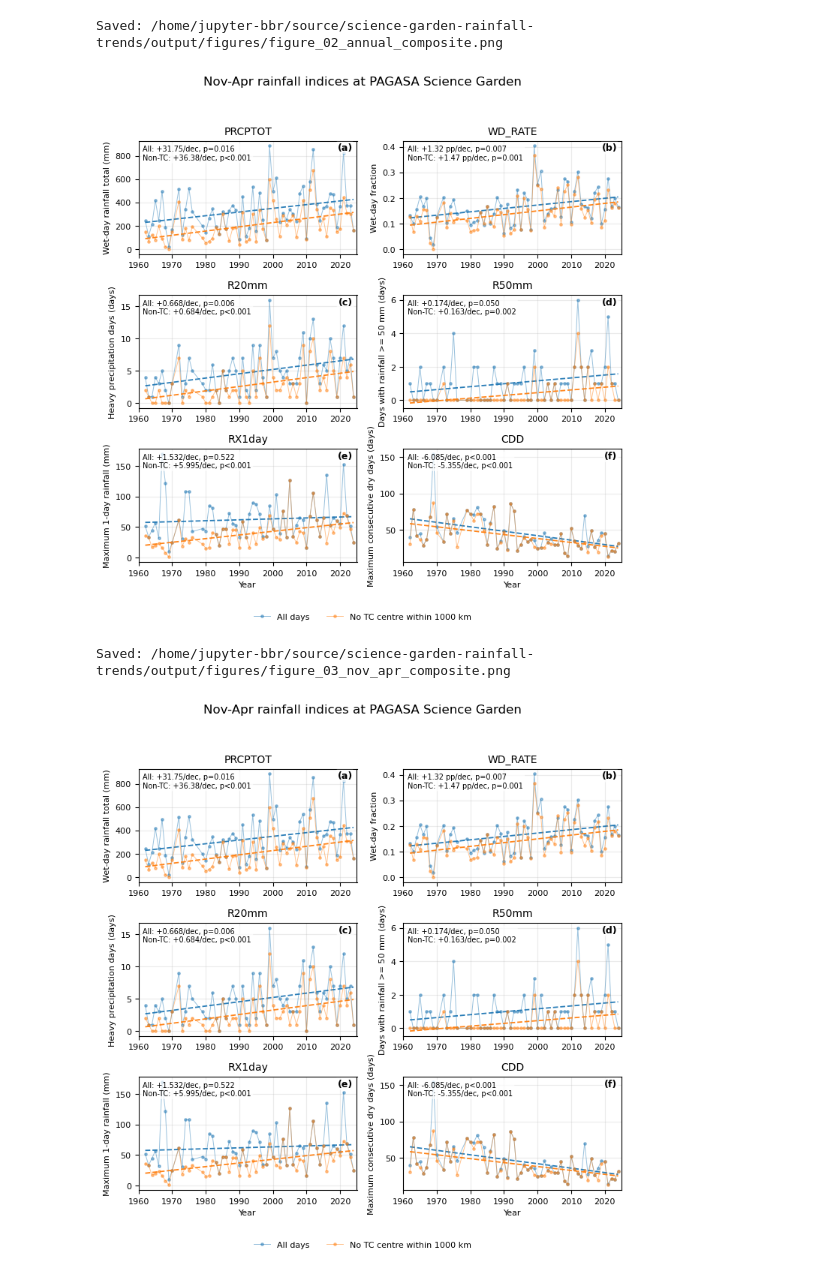
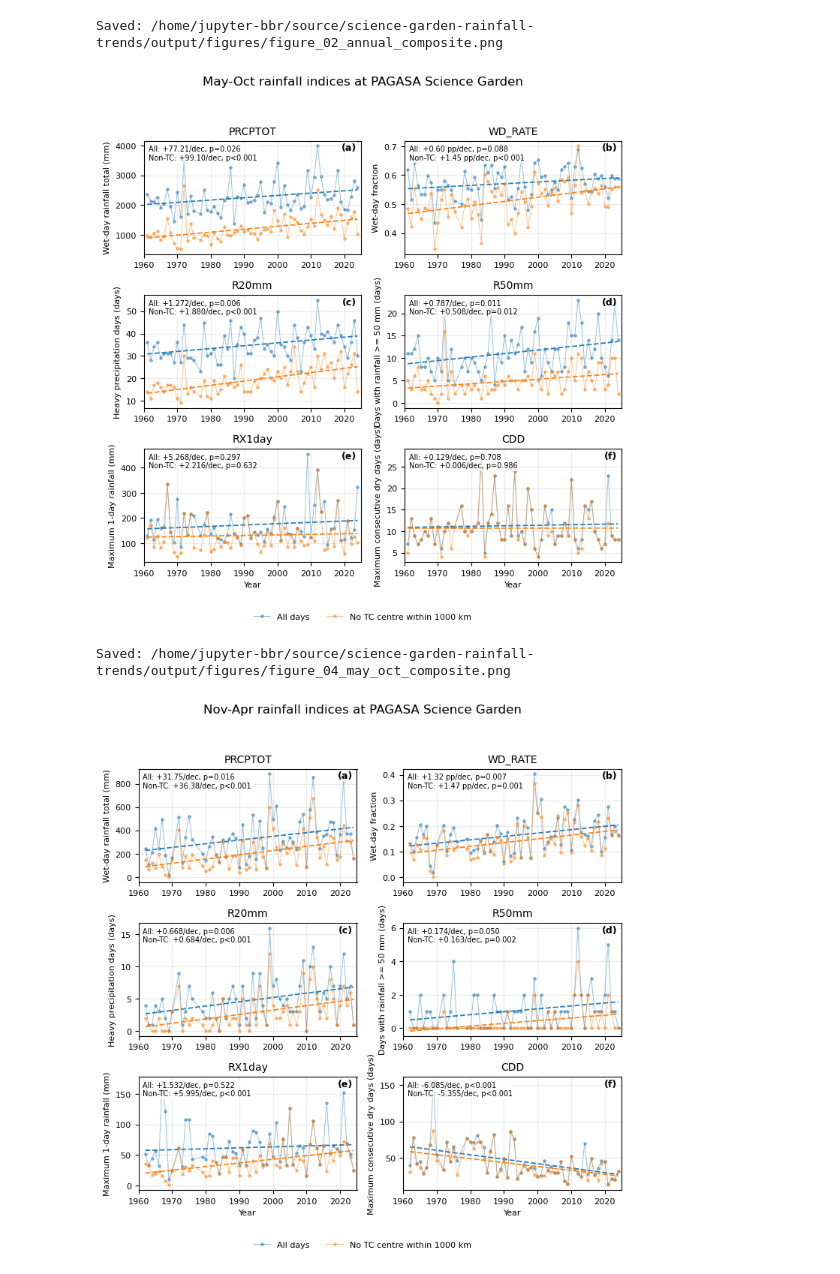
Before and after one commit to baracoma/science-garden-rainfall-trends, a Jupyter notebook: 02_analysis_and_figures.ipynb, the cells around one changed output. Cells and saved outputs as stored; diff of their text form; code cells hidden in the pictures.

```diff
--- a/02_analysis_and_figures.ipynb
+++ b/02_analysis_and_figures.ipynb
@@ -2770,20 +2770,20 @@ Saved: /home/jupyter-bbr/source/science-garden-rainfall-trends/output/figures/fi
 # %%
 make_composite_timeseries_figure(
     data=all_period_indices,
     trend_summary=full_trend_summary,
     indices=COMPOSITE_INDICES,
     period_type="Seasonal",
-    period=DRY_SEASON_LABEL,
-    output_path=COMPOSITE_FIGURE_03_PATH,
-    figure_title=f"{DRY_SEASON_LABEL} rainfall indices at PAGASA Science Garden",
+    period=WET_SEASON_LABEL,
+    output_path=COMPOSITE_FIGURE_04_PATH,
+    figure_title=f"{WET_SEASON_LABEL} rainfall indices at PAGASA Science Garden",
     ncols=2,
     panel_width=3.6,
     panel_height=2.45,
     annotate_stats=True,
 )
 # %% [output]
-[figure, old version]
+[figure, new version]
-Saved: /home/jupyter-bbr/source/science-garden-rainfall-trends/output/figures/figure_03_nov_apr_composite.png
+Saved: /home/jupyter-bbr/source/science-garden-rainfall-trends/output/figures/figure_04_may_oct_composite.png
 # %%
 make_composite_timeseries_figure(
     data=all_period_indices,
```
Also changed, not shown: 2 other files.
